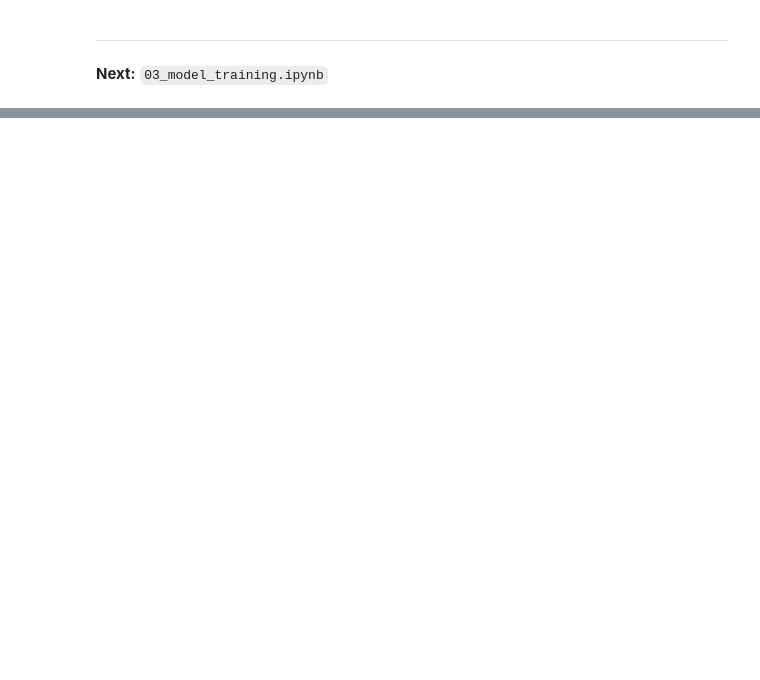
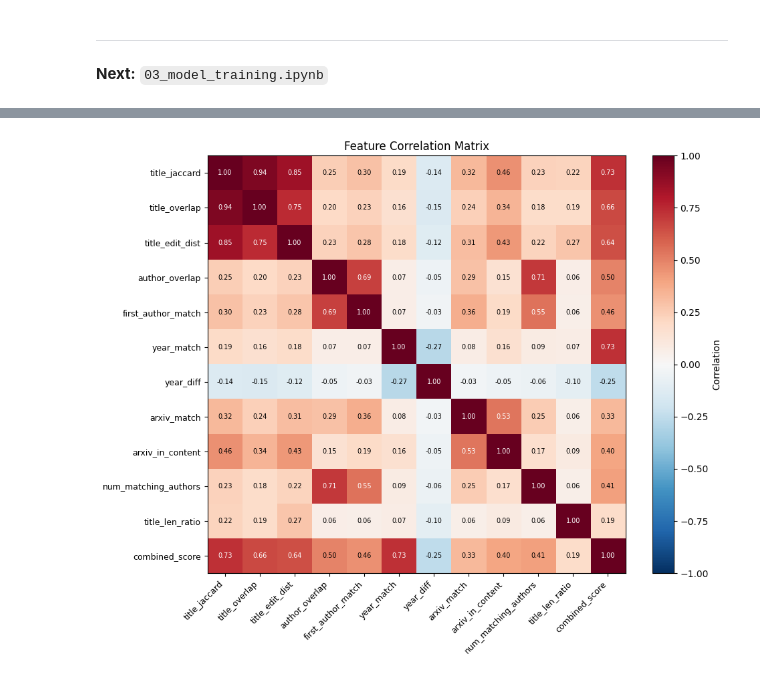
Before and after one commit to DinhLiu/KHDL_Lab02, a Jupyter notebook: src/matching/02_feature_engineering.ipynb, the cells around one changed output, grey strips where cells are left out. Cells and saved outputs as stored; diff of their text form; code cells hidden in the pictures; blank space fills up the shorter version.

```diff
--- a/src/matching/02_feature_engineering.ipynb
+++ b/src/matching/02_feature_engineering.ipynb
@@ -223,0 +214,22 @@ Feature Statistics:
+# %%
+# Feature Correlation Heatmap
+correlation_matrix = np.corrcoef(X.T)
+
+plt.figure(figsize=(10, 8))
+plt.imshow(correlation_matrix, cmap='RdBu_r', vmin=-1, vmax=1)
+plt.colorbar(label='Correlation')
+plt.xticks(range(len(FeatureExtractor.FEATURE_NAMES)), FeatureExtractor.FEATURE_NAMES, rotation=45, ha='right', fontsize=9)
+plt.yticks(range(len(FeatureExtractor.FEATURE_NAMES)), FeatureExtractor.FEATURE_NAMES, fontsize=9)
+plt.title('Feature Correlation Matrix')
+
+# Add correlation values
+for i in range(len(FeatureExtractor.FEATURE_NAMES)):
+    for j in range(len(FeatureExtractor.FEATURE_NAMES)):
+        plt.text(j, i, f'{correlation_matrix[i, j]:.2f}', ha='center', va='center', fontsize=7,
+                color='white' if abs(correlation_matrix[i, j]) > 0.5 else 'black')
+
+plt.tight_layout()
+plt.savefig(OUTPUT_DIR / 'eda_correlation_matrix.png', dpi=150)
+plt.show()
+# %% [output]
+[figure, added]
```
Also changed, not shown: parts of 12 cells of this notebook, 10 other files.
